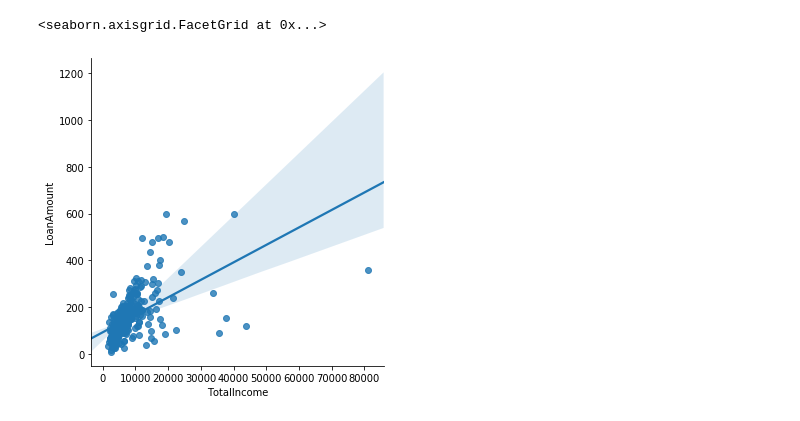
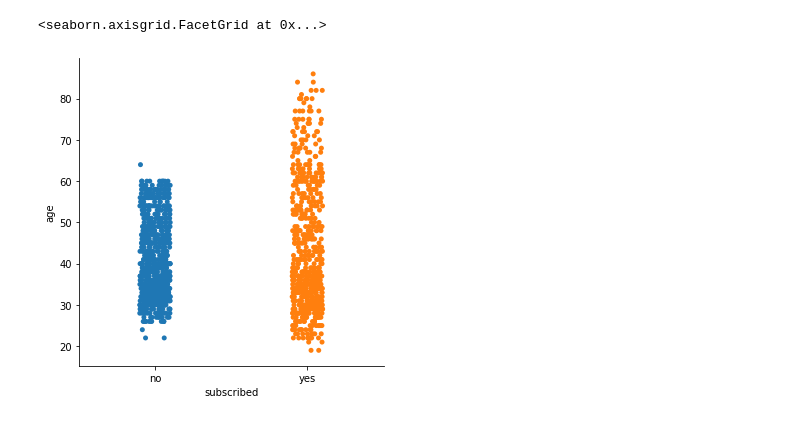
Before and after one commit to PaulOHannigan/sharing-Jupyter, a Jupyter notebook: etivity1.ipynb, the cells around one changed output. Cells and saved outputs as stored; diff of their text form; code cells hidden in the pictures.

```diff
--- a/etivity1.ipynb
+++ b/etivity1.ipynb
@@ -5,5 +5,5 @@ import numpy as np
 import matplotlib.pyplot as plt
 import seaborn as sns
 # %%
-# Import loan train file
-df = pd.read_csv('C:\\Users\\Paul\\Dropbox (Personal)\\College\\Year2\\4CT5157\\Week1./loans_train.csv')
+# Import bank file
+df = pd.read_csv('C:\\Users\\Paul\\Dropbox (Personal)\\College\\Year2\\4CT5157\\Week1./bank.csv')
@@ -13,10 +9,0 @@ df = pd.read_csv('C:\\Users\\Paul\\Dropbox (Personal)\\College\\Year2\\4CT5157\\
-# %%
-# Calculate statistics for the numerical and categorical attributes.
-# I created a new field 'TotalIncome' as the sum of 'ApplicantIncome' and 'CoapplicantIncome'
-# I also added a new field 'NoApplications' to count the number of applications but this can be achieved using functions
-# I generated a summary of the dataframe
-list_columns = ['ApplicantIncome', 'CoapplicantIncome']
-df['TotalIncome'] = df[list_columns].sum(axis=1)
-list_columns2 = ['Loan_ID']
-df['NoApplications'] = df[list_columns2].count(axis=1)
-df.info()
@@ -79,6 +83,8 @@ sns.jointplot(data=df.dropna(), x='TotalIncome', y='LoanAmount', kind="hex", col
 # %%
-# My second graph is a implot of 'TotalIncome' and 'LoanAmount' with all rows with missing values removed
-sns.lmplot(x='TotalIncome', y='LoanAmount', data=df.dropna())
+#Generate two plots with the combined distribution of attributes
+#My first graph is a catplot showing 'age' against 'subscribed'
+#with all rows with missing values removed
+sns.catplot(x='subscribed', y='age', data=df.dropna())
 # %% [output]
 <seaborn.axisgrid.FacetGrid at 0x...>
-[figure, old version]
+[figure, new version]
```
Also changed, not shown: parts of 22 cells of this notebook.
